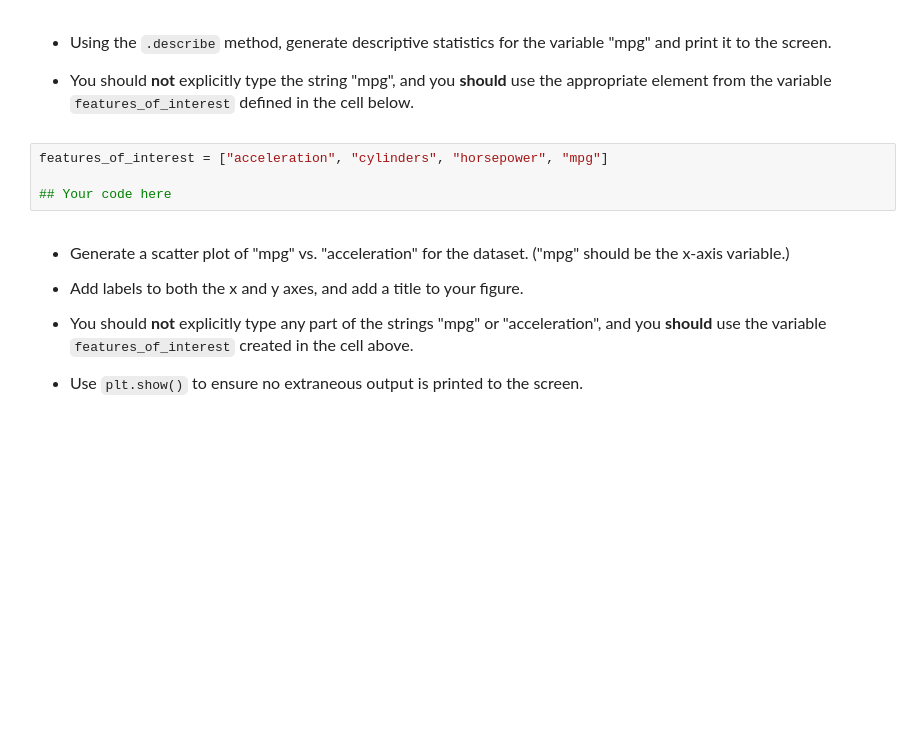
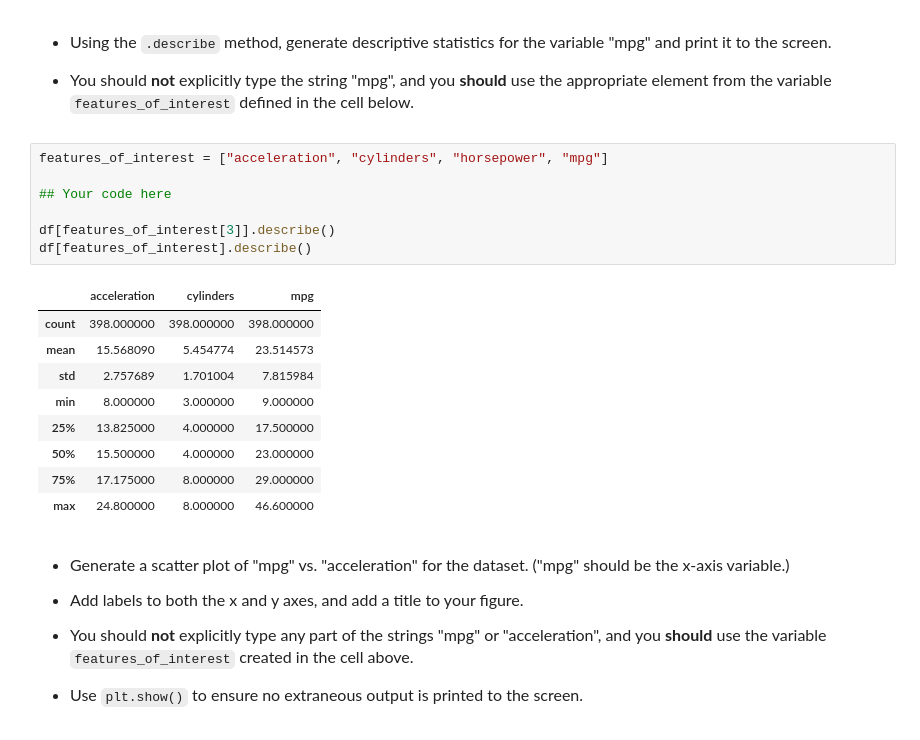
Before and after one commit to chloecchiang/datasci151fall2026, a Jupyter notebook: _quizzes/practice_quiz/practice_quiz.ipynb, the cells around one changed output. Cells and saved outputs as stored; diff of their text form; blank space fills up the shorter version.

```diff
--- a/_quizzes/practice_quiz/practice_quiz.ipynb
+++ b/_quizzes/practice_quiz/practice_quiz.ipynb
@@ -51,7 +51,20 @@ df = pd.read_csv('quiz_data/features.csv')
 # %%
 features_of_interest = ["acceleration", "cylinders", "horsepower", "mpg"]
 
 ## Your code here
+
+df[features_of_interest[3]].describe()
+df[features_of_interest].describe()
+# %% [output]
+|  | acceleration | cylinders | mpg |
+| count | 398.000000 | 398.000000 | 398.000000 |
+| mean | 15.568090 | 5.454774 | 23.514573 |
+| std | 2.757689 | 1.701004 | 7.815984 |
+| min | 8.000000 | 3.000000 | 9.000000 |
+| 25% | 13.825000 | 4.000000 | 17.500000 |
+| 50% | 15.500000 | 4.000000 | 23.000000 |
+| 75% | 17.175000 | 8.000000 | 29.000000 |
+| max | 24.800000 | 8.000000 | 46.600000 |
 # %% [markdown]
 <font size = "3">
 
```
Also changed, not shown: parts of 7 cells of this notebook, 1 other file.
